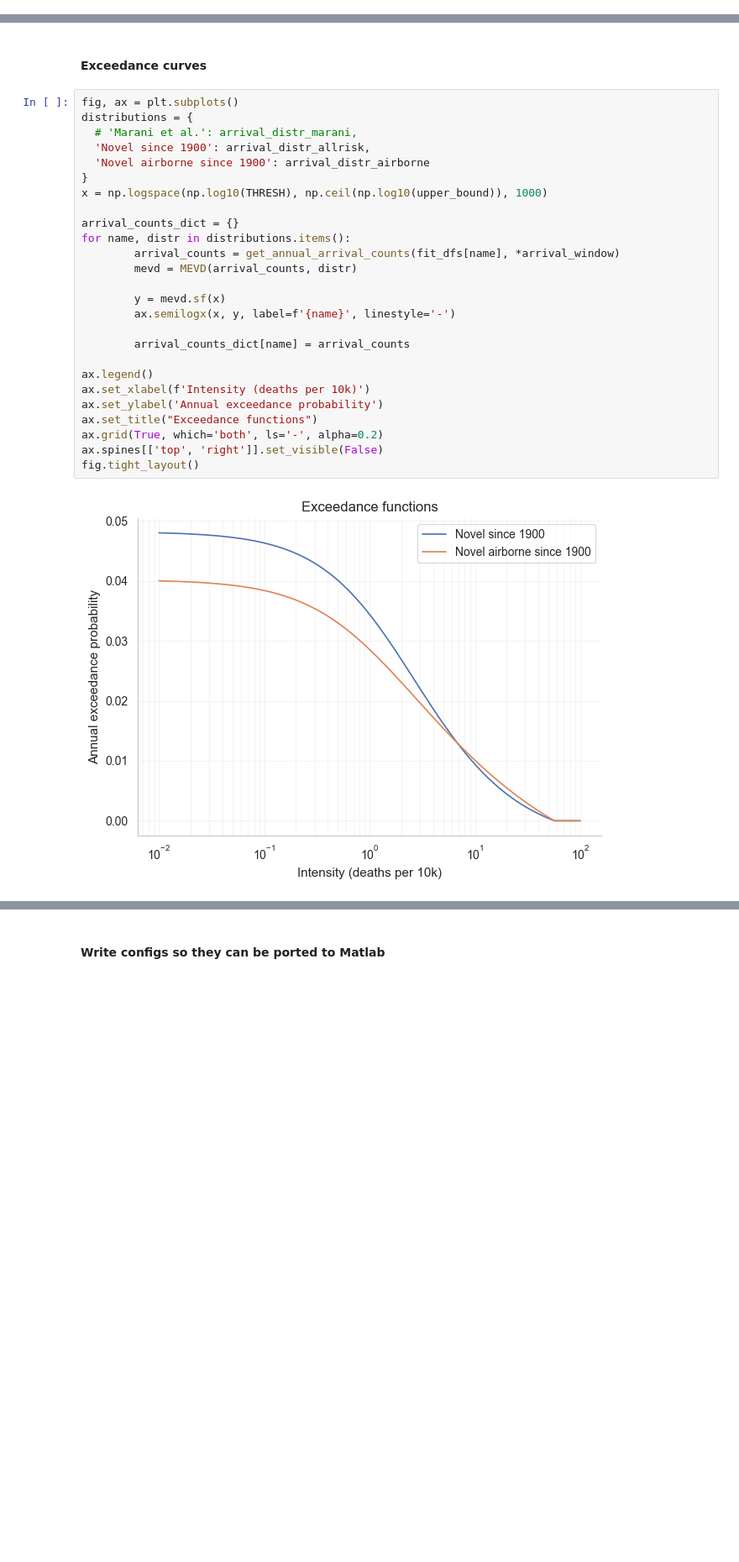
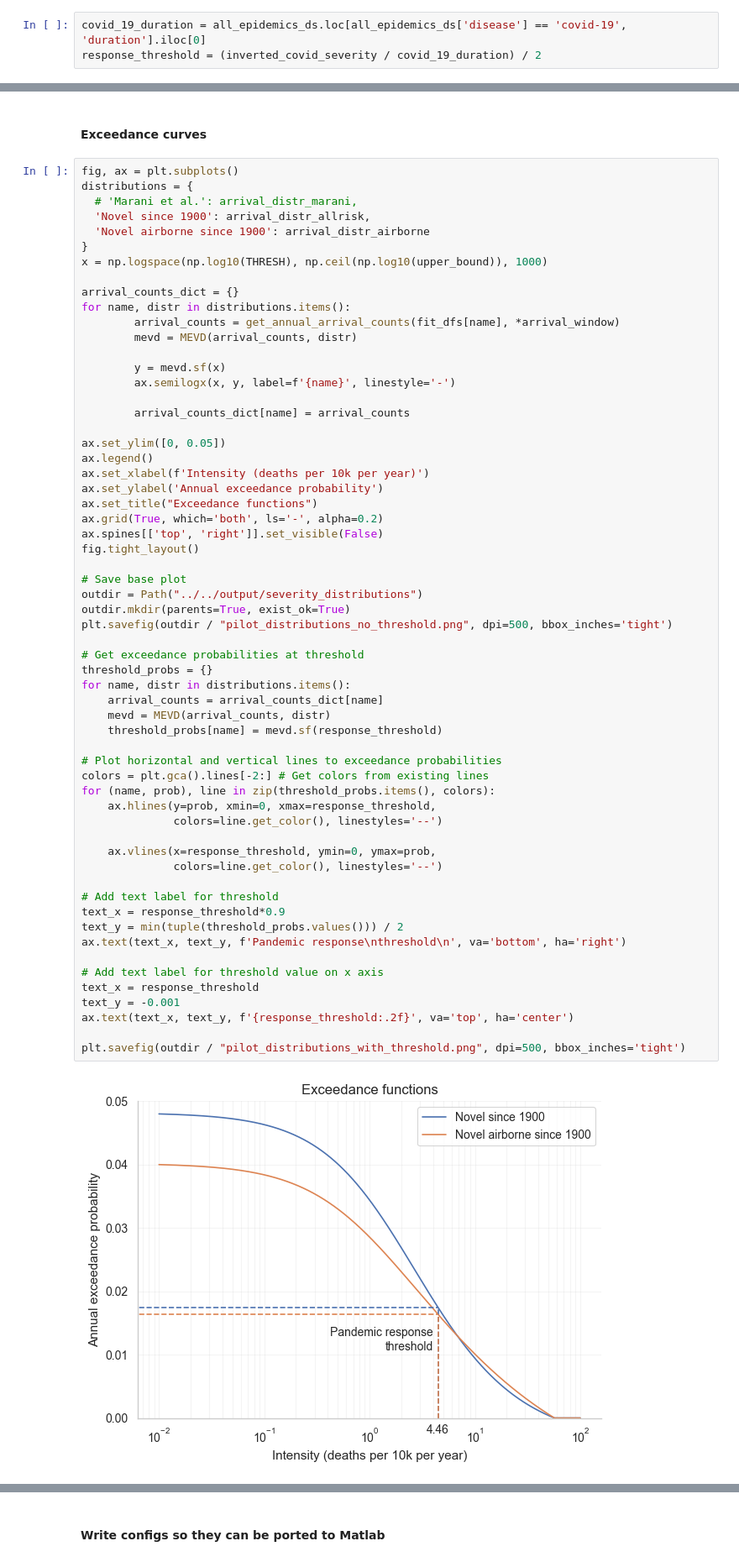
Before and after one commit to DevInnovationLab/pandemic_model_public, a Jupyter notebook: python/notebooks/24 paper_forecasting_plots.ipynb, the cells around one changed output, grey strips where cells are left out. Shown at 84% size. Cells and saved outputs as stored; diff of their text form; blank space fills up the shorter version.

```diff
--- a/python/notebooks/24 paper_forecasting_plots.ipynb
+++ b/python/notebooks/24 paper_forecasting_plots.ipynb
@@ -65,6 +65,9 @@ Also define recurrent category up here to the best of your ability
 with open("../../data/clean/inverted_covid_severity.yaml", 'rb') as f:
   inverted_covid_severity_dict = yaml.safe_load(f)
   inverted_covid_severity = inverted_covid_severity_dict['ex_ante_severity']
+# %%
+covid_19_duration = all_epidemics_ds.loc[all_epidemics_ds['disease'] == 'covid-19', 'duration'].iloc[0]
+response_threshold = (inverted_covid_severity / covid_19_duration) / 2
 # %%
 all_epidemics_ds['intensity'] = all_epidemics_ds['severity'] / all_epidemics_ds['duration']
 # %%
@@ -369,28 +372,62 @@ arrival_window = [YR_MIN, YR_MAX]
 # %%
 fig, ax = plt.subplots()
 distributions = {
   # 'Marani et al.': arrival_distr_marani,
   'Novel since 1900': arrival_distr_allrisk,
   'Novel airborne since 1900': arrival_distr_airborne
 }
 x = np.logspace(np.log10(THRESH), np.ceil(np.log10(upper_bound)), 1000)
 
 arrival_counts_dict = {}
 for name, distr in distributions.items():
 		arrival_counts = get_annual_arrival_counts(fit_dfs[name], *arrival_window)
 		mevd = MEVD(arrival_counts, distr)
 
 		y = mevd.sf(x)
 		ax.semilogx(x, y, label=f'{name}', linestyle='-')
 
 		arrival_counts_dict[name] = arrival_counts
 
+ax.set_ylim([0, 0.05])
 ax.legend()
-ax.set_xlabel(f'Intensity (deaths per 10k)')
+ax.set_xlabel(f'Intensity (deaths per 10k per year)')
 ax.set_ylabel('Annual exceedance probability')
 ax.set_title("Exceedance functions")
 ax.grid(True, which='both', ls='-', alpha=0.2)
 ax.spines[['top', 'right']].set_visible(False)
 fig.tight_layout()
+
+# Save base plot
+outdir = Path("../../output/severity_distributions")
+outdir.mkdir(parents=True, exist_ok=True)
+plt.savefig(outdir / "pilot_distributions_no_threshold.png", dpi=500, bbox_inches='tight')
+
+# Get exceedance probabilities at threshold
+threshold_probs = {}
+for name, distr in distributions.items():
+    arrival_counts = arrival_counts_dict[name]
+    mevd = MEVD(arrival_counts, distr)
+    threshold_probs[name] = mevd.sf(response_threshold)
+
+# Plot horizontal and vertical lines to exceedance probabilities
+colors = plt.gca().lines[-2:] # Get colors from existing lines
+for (name, prob), line in zip(threshold_probs.items(), colors):
+    ax.hlines(y=prob, xmin=0, xmax=response_threshold,
+              colors=line.get_color(), linestyles='--')
+
+    ax.vlines(x=response_threshold, ymin=0, ymax=prob,
+              colors=line.get_color(), linestyles='--')
+
+# Add text label for threshold
+text_x = response_threshold*0.9
+text_y = min(tuple(threshold_probs.values())) / 2
+ax.text(text_x, text_y, f'Pandemic response\nthreshold\n', va='bottom', ha='right')
+
+# Add text label for threshold value on x axis
+text_x = response_threshold
+text_y = -0.001
+ax.text(text_x, text_y, f'{response_threshold:.2f}', va='top', ha='center')
+
+plt.savefig(outdir / "pilot_distributions_with_threshold.png", dpi=500, bbox_inches='tight')
 # %% [output]
-[figure, old version]
+[figure, new version]
```
Also changed, not shown: parts of 5 cells of this notebook, 20 other files.
